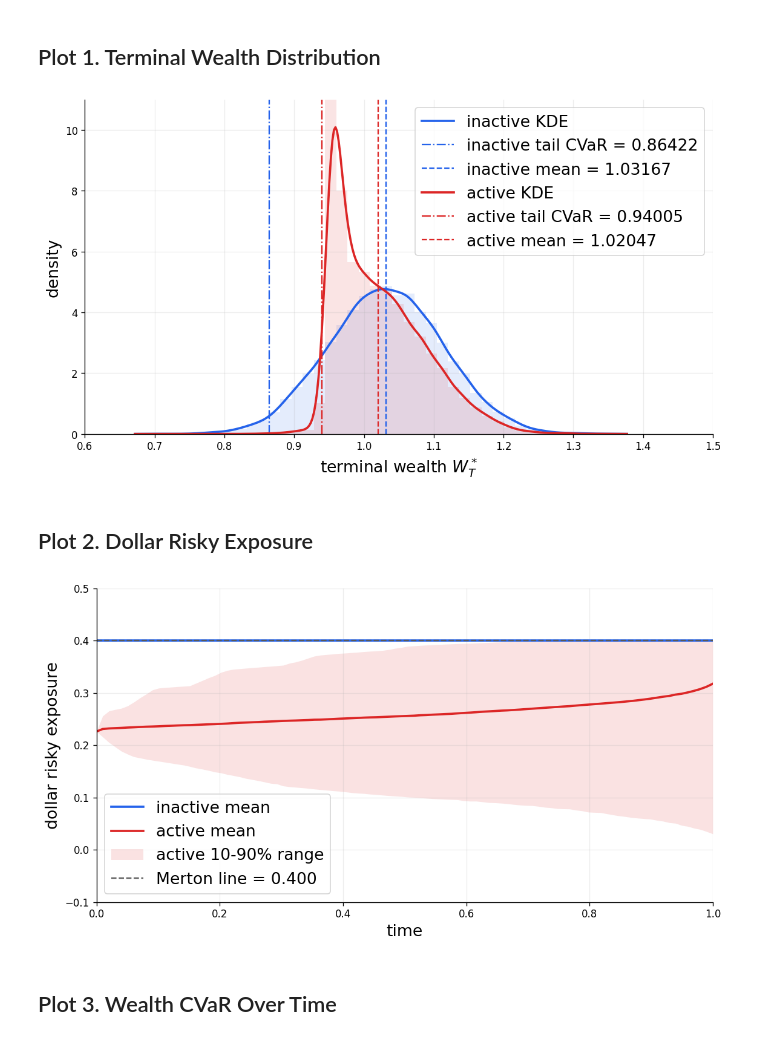
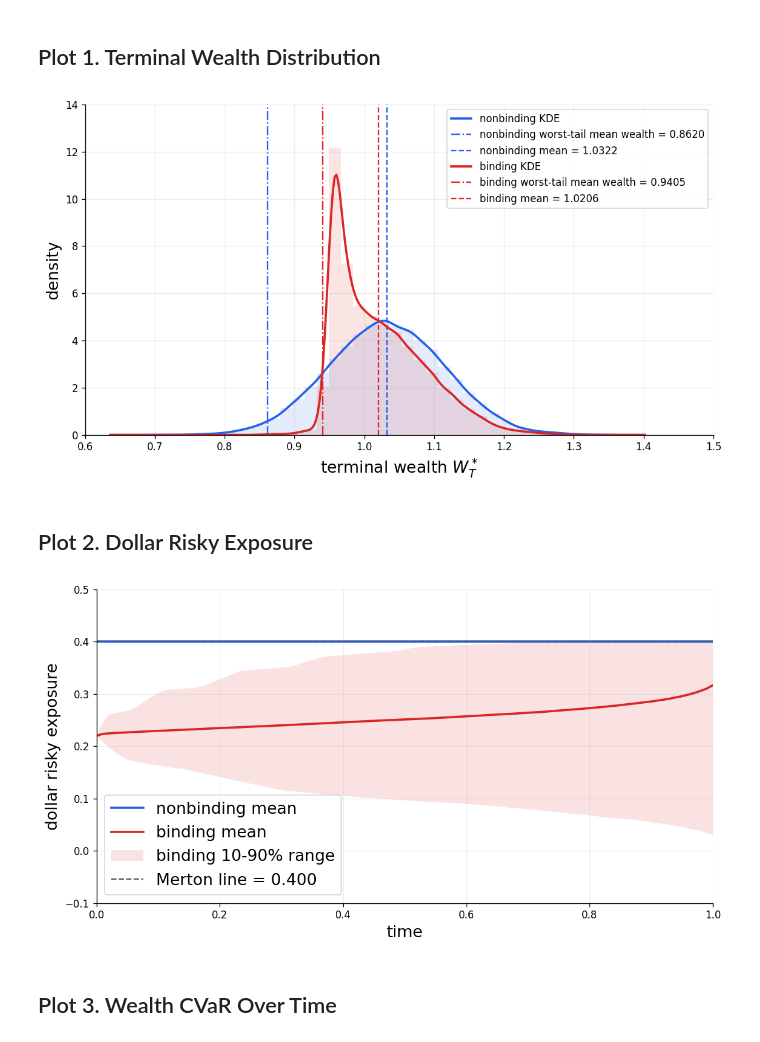
Before and after one commit to xf-shi/Dynamic-Portfolio-under-CVaR, a Jupyter notebook: Incomplete_Market_Plots.ipynb, the cells around one changed output. Drawn from its saved outputs; the diff is of its cells as text; code cells hidden in the pictures.

```diff
--- a/Incomplete_Market_Plots.ipynb
+++ b/Incomplete_Market_Plots.ipynb
@@ -861,6 +862,19 @@ CASE_PARAMS = {
     "active": replace(BASE_PARAMS, cvar_limit=-0.94, seed=13),
 }
 
+# Reuse saved calibrations for fast, reproducible OOS reruns. The raw
+# full search produced (lambda, eta) below. A separate 50,000-path
+# calibration-validation sample (seed 900013) showed that a policy
+# sitting exactly on the search-validation boundary had no Monte Carlo
+# safety margin. We therefore froze the validation-buffered pair used
+# for the final OOS table. Set RUN_FULL_SEARCH=True to repeat the raw
+# nested search rather than use the saved buffered pair.
+RUN_FULL_SEARCH = False
+BASELINE_SEARCH_LAMBDA = 0.130615234375
+BASELINE_SEARCH_ETA = -0.949854375
+CALIBRATED_ACTIVE_LAMBDA = 0.14
+CALIBRATED_ACTIVE_ETA = -0.950942327317686
+
 HOLDOUT_SAMPLES = 20000
 HOLDOUT_SEED = 686035552
 # int(np.random.SeedSequence().generate_state(1)[0])
@@ -937,9 +1029,15 @@ CASE_COLORS = {
     "active": "#dc2626",
 }
 CASE_LABELS = {
-    "inactive": "inactive",
-    "active": "active",
+    "inactive": "nonbinding",
+    "active": "binding",
 }
+FIGURE_DIR = (
+    Path("../manuscript/figures")
+    if Path("../manuscript/figures").is_dir()
+    else Path("figures")
+)
+FIGURE_DIR.mkdir(parents=True, exist_ok=True)
 
 
 def gaussian_kde_1d(samples, grid, bandwidth=None):
@@ -1005,39 +1103,41 @@ def plot_terminal_wealth_distribution(
             grid,
             gaussian_kde_1d(case.terminal_wealth, grid),
             color=color,
             linewidth=2.2,
             label=f"{label} KDE",
         )
         ax.axvline(
             -case.cvar,
             color=color,
             linestyle="-.",
             linewidth=1.4,
-            label=f"{label} tail CVaR = {-case.cvar:.5f}",
+            label=f"{label} worst-tail mean wealth = {-case.cvar:.4f}",
         )
         terminal_mean = float(np.mean(case.terminal_wealth))
         ax.axvline(
             terminal_mean,
             color=color,
             linestyle="--",
             linewidth=1.4,
-            label=f"{label} mean = {terminal_mean:.5f}",
+            label=f"{label} mean = {terminal_mean:.4f}",
         )
 
     ax.set_xlabel(r"terminal wealth $W_T^*$", fontsize=16)
     ax.set_xlim(0.6,1.5)
-    ax.set_ylim(0.0, 11.0)
+    ax.set_ylim(0.0, 14.0)
     ax.set_ylabel("density", fontsize=16)
-    ax.legend(loc="upper right", frameon=True, fontsize=16)
+    ax.legend(loc="upper right", frameon=True, fontsize=10)
     fig.tight_layout()
     if save_path is not None:
         fig.savefig(save_path, bbox_inches="tight")
     return fig, ax
 
 
-fig_terminal, ax_terminal = plot_terminal_wealth_distribution(cases)
+fig_terminal, ax_terminal = plot_terminal_wealth_distribution(
+    cases, save_path=FIGURE_DIR / "incomplete_w_dist.png"
+)
 # %% [output]
-[figure, old version]
+[figure, new version]
 # %% [markdown]
 ## Plot 2. Dollar Risky Exposure
 # %%
@@ -1073,7 +1173,7 @@ def plot_exposure_trajectory(
                 color=color,
                 alpha=0.13,
                 linewidth=0,
-                label="active 10-90% range",
+                label="binding 10-90% range",
             )
 
     ax.axhline(
@@ -1094,9 +1194,11 @@ def plot_exposure_trajectory(
     return fig, ax
 
 
-fig_control, ax_control = plot_exposure_trajectory(cases)
+fig_control, ax_control = plot_exposure_trajectory(
+    cases, save_path=FIGURE_DIR / "incomplete_control.png"
+)
 # %% [output]
-[figure, old version]
+[figure, new version]
 # %% [markdown]
 ## Plot 3. Wealth CVaR Over Time
 # %%
```
Also changed, not shown: parts of 6 cells of this notebook, 3 other files.
